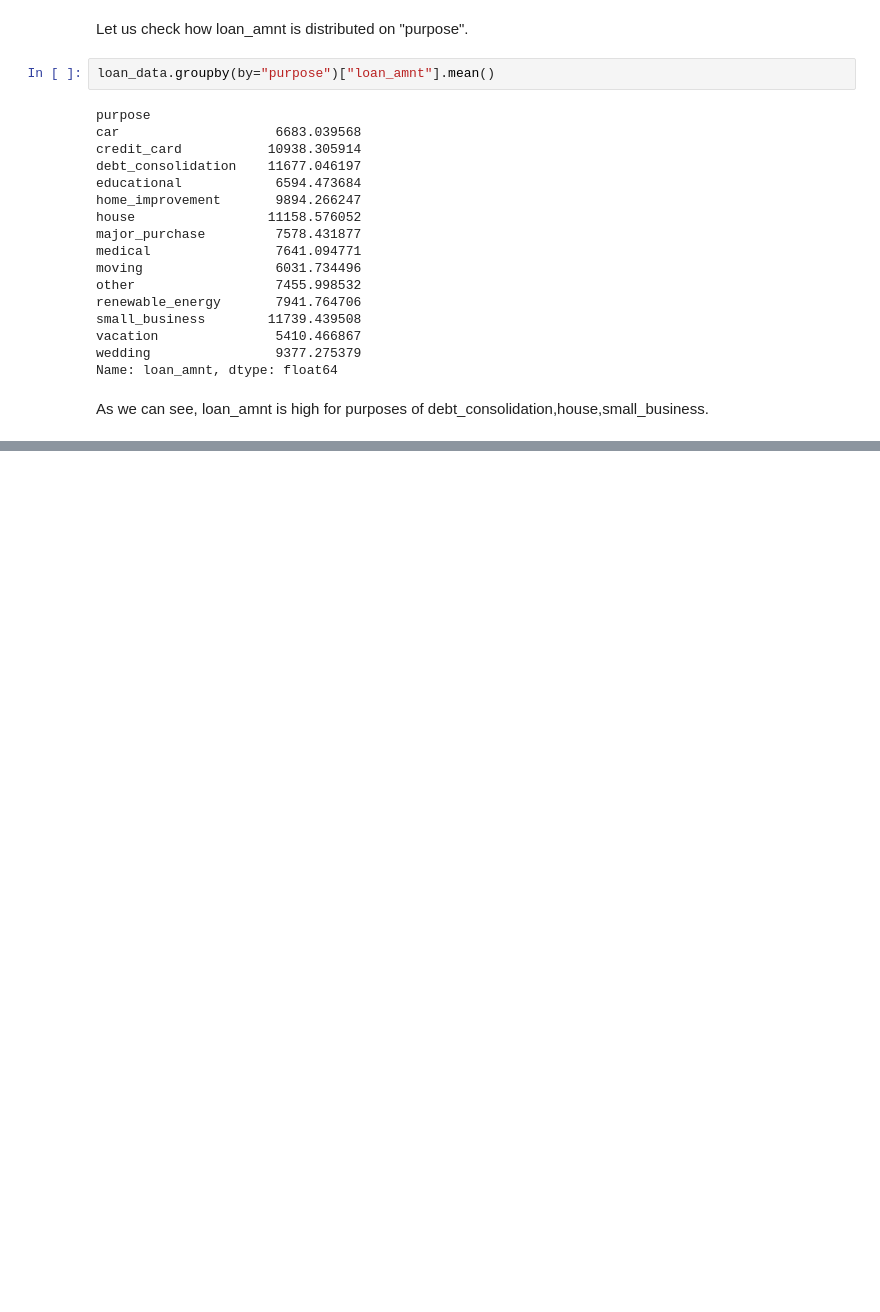
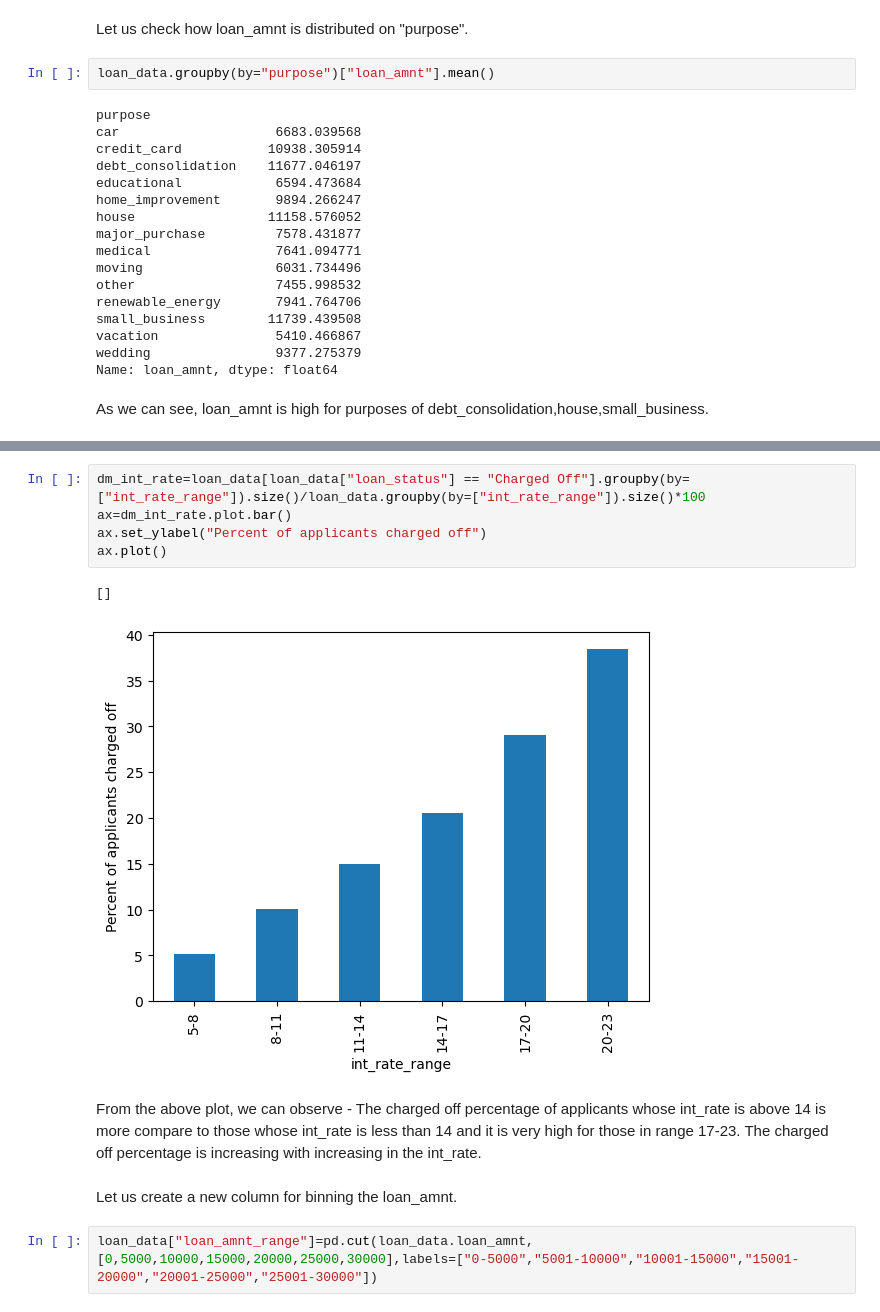
Before and after one commit to shivasaibondugula/LendingClub, a Jupyter notebook: shiva_sai_bondugula.ipynb, the cells around one changed output, grey strips where cells are left out. Saved outputs shown, nothing was run; the diff lists cells and outputs as text; blank space fills up the shorter version.

```diff
--- a/shiva_sai_bondugula.ipynb
+++ b/shiva_sai_bondugula.ipynb
@@ -913,0 +961,14 @@ loan_data.pivot_table(index="loan_status",columns="grade",values="loan_amnt")
+# %%
+dm_int_rate=loan_data[loan_data["loan_status"] == "Charged Off"].groupby(by=["int_rate_range"]).size()/loan_data.groupby(by=["int_rate_range"]).size()*100
+ax=dm_int_rate.plot.bar()
+ax.set_ylabel("Percent of applicants charged off")
+ax.plot()
+# %% [output]
+[]
+[figure, added]
+# %% [markdown]
+From the above plot, we can observe - The charged off percentage of applicants whose int_rate is above 14 is more compare to those whose int_rate is less than 14 and it is very high for those in range 17-23. The charged off percentage is increasing with increasing in the int_rate.
+# %% [markdown]
+Let us create a new column for binning the loan_amnt.
+# %%
+loan_data["loan_amnt_range"]=pd.cut(loan_data.loan_amnt,[0,5000,10000,15000,20000,25000,30000],labels=["0-5000","5001-10000","10001-15000","15001-20000","20001-25000","25001-30000"])
```
Also changed, not shown: parts of 68 cells of this notebook.
